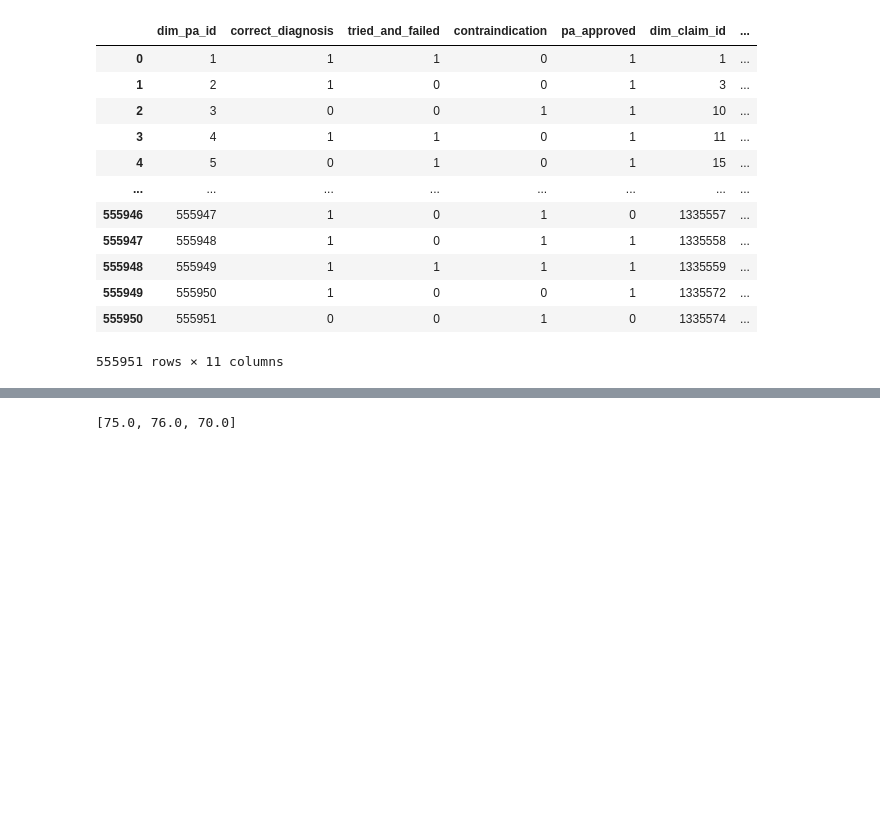
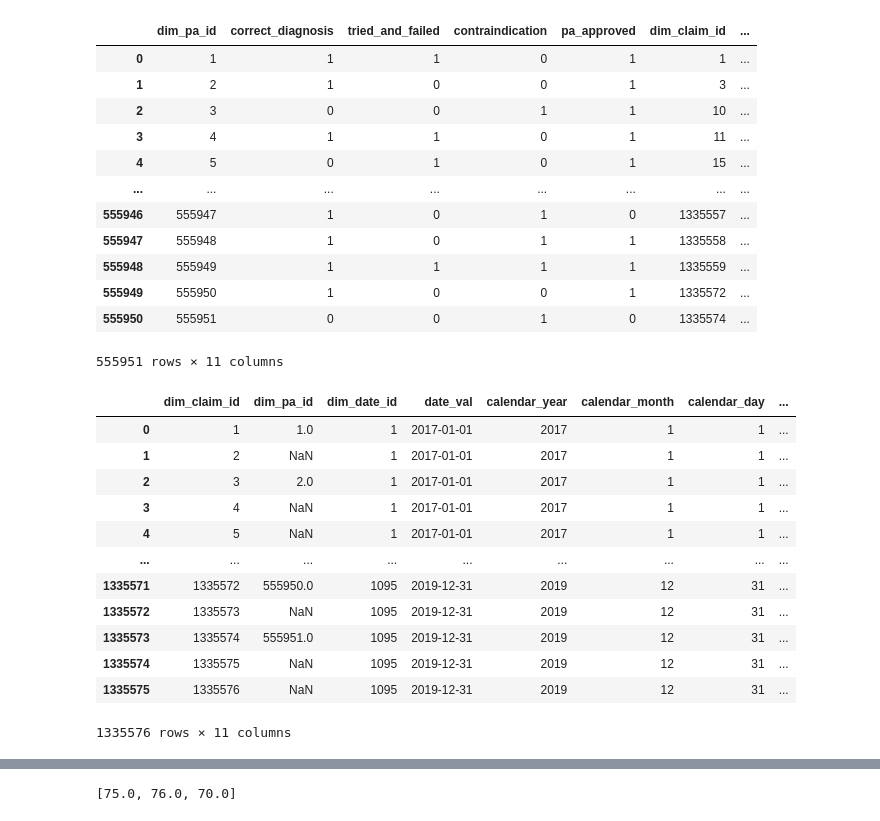
Before and after one commit to xushuo0/CoverMyMeds_Project, a Jupyter notebook: Untitled.ipynb, the cells around one changed output, grey strips where cells are left out. Cells and saved outputs as stored; diff of their text form; code cells hidden in the pictures; blank space fills up the shorter version.

```diff
--- a/Untitled.ipynb
+++ b/Untitled.ipynb
@@ -95,0 +162,16 @@ result2
+# %%
+result3
+# %% [output]
+|  | dim_claim_id | dim_pa_id | dim_date_id | date_val | calendar_year | calendar_month | calendar_day | ... |
+| 0 | 1 | 1.0 | 1 | 2017-01-01 | 2017 | 1 | 1 | ... |
+| 1 | 2 | NaN | 1 | 2017-01-01 | 2017 | 1 | 1 | ... |
+| 2 | 3 | 2.0 | 1 | 2017-01-01 | 2017 | 1 | 1 | ... |
+| 3 | 4 | NaN | 1 | 2017-01-01 | 2017 | 1 | 1 | ... |
+| 4 | 5 | NaN | 1 | 2017-01-01 | 2017 | 1 | 1 | ... |
+| ... | ... | ... | ... | ... | ... | ... | ... | ... |
+| 1335571 | 1335572 | 555950.0 | 1095 | 2019-12-31 | 2019 | 12 | 31 | ... |
+| 1335572 | 1335573 | NaN | 1095 | 2019-12-31 | 2019 | 12 | 31 | ... |
+| 1335573 | 1335574 | 555951.0 | 1095 | 2019-12-31 | 2019 | 12 | 31 | ... |
+| 1335574 | 1335575 | NaN | 1095 | 2019-12-31 | 2019 | 12 | 31 | ... |
+| 1335575 | 1335576 | NaN | 1095 | 2019-12-31 | 2019 | 12 | 31 | ... |
+1335576 rows × 11 columns
```
Also changed, not shown: parts of 11 cells of this notebook.
